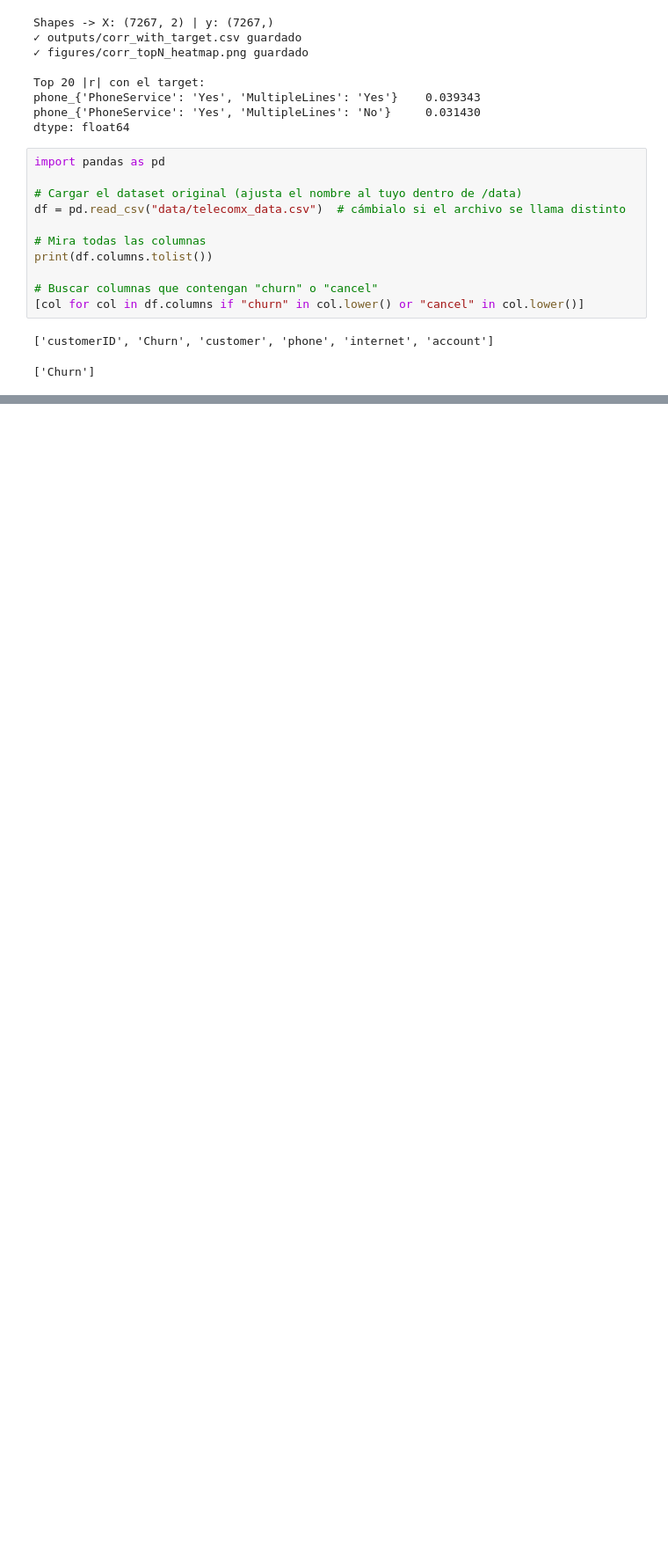
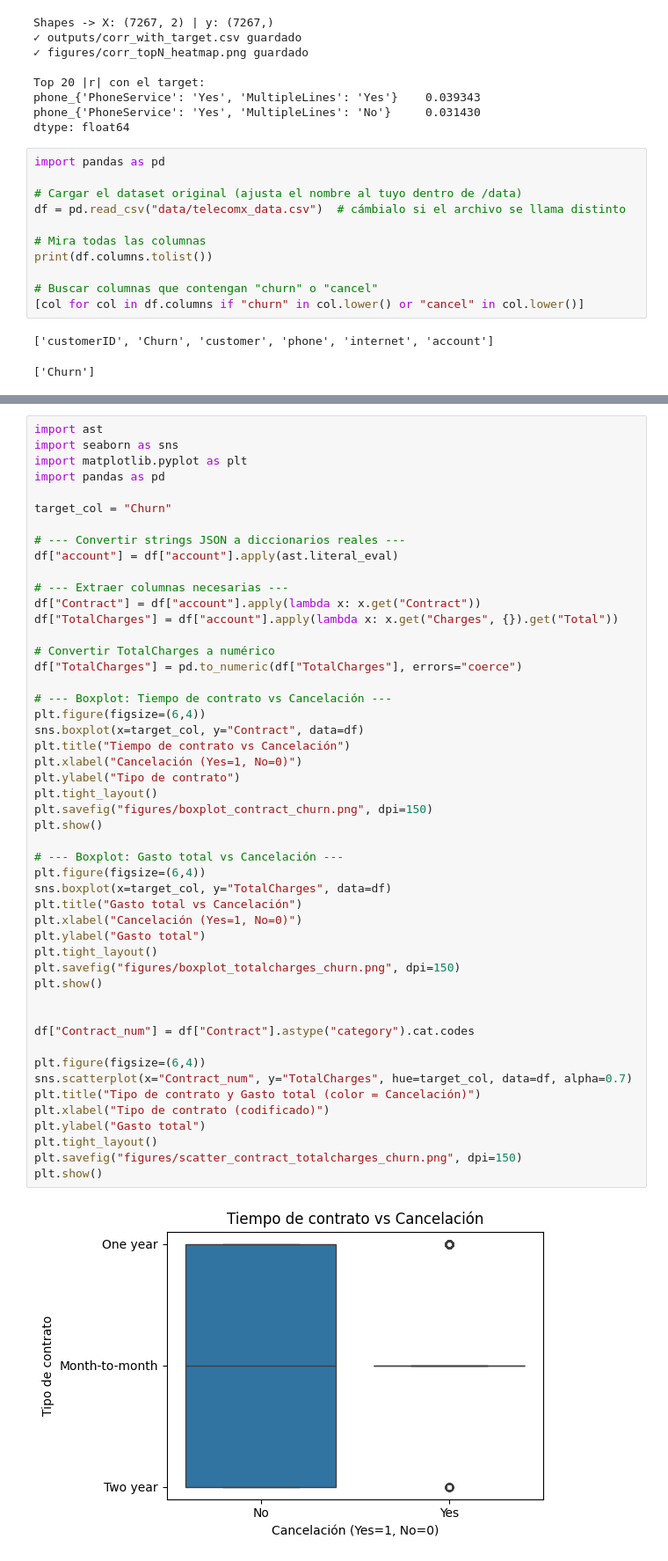
Before and after one commit to YizGallego/telecomx-churn-analysis-parte2, a Jupyter notebook: 01_limpieza_columnas.ipynb, the cells around one changed output, grey strips where cells are left out. Shown at 88% size. Cells and saved outputs as stored; diff of their text form; blank space fills up the shorter version.

```diff
--- a/01_limpieza_columnas.ipynb
+++ b/01_limpieza_columnas.ipynb
@@ -250,0 +261,51 @@ print(df.columns.tolist())
+# %%
+import ast
+import seaborn as sns
+import matplotlib.pyplot as plt
+import pandas as pd
+
+target_col = "Churn"
+
+# --- Convertir strings JSON a diccionarios reales ---
+df["account"] = df["account"].apply(ast.literal_eval)
+
+# --- Extraer columnas necesarias ---
+df["Contract"] = df["account"].apply(lambda x: x.get("Contract"))
+df["TotalCharges"] = df["account"].apply(lambda x: x.get("Charges", {}).get("Total"))
+
+# Convertir TotalCharges a numérico
+df["TotalCharges"] = pd.to_numeric(df["TotalCharges"], errors="coerce")
+
+# --- Boxplot: Tiempo de contrato vs Cancelación ---
+plt.figure(figsize=(6,4))
+sns.boxplot(x=target_col, y="Contract", data=df)
+plt.title("Tiempo de contrato vs Cancelación")
+plt.xlabel("Cancelación (Yes=1, No=0)")
+plt.ylabel("Tipo de contrato")
+plt.tight_layout()
+plt.savefig("figures/boxplot_contract_churn.png", dpi=150)
+plt.show()
+
+# --- Boxplot: Gasto total vs Cancelación ---
+plt.figure(figsize=(6,4))
+sns.boxplot(x=target_col, y="TotalCharges", data=df)
+plt.title("Gasto total vs Cancelación")
+plt.xlabel("Cancelación (Yes=1, No=0)")
+plt.ylabel("Gasto total")
+plt.tight_layout()
+plt.savefig("figures/boxplot_totalcharges_churn.png", dpi=150)
+plt.show()
+
+
+df["Contract_num"] = df["Contract"].astype("category").cat.codes
+
+plt.figure(figsize=(6,4))
+sns.scatterplot(x="Contract_num", y="TotalCharges", hue=target_col, data=df, alpha=0.7)
+plt.title("Tipo de contrato y Gasto total (color = Cancelación)")
+plt.xlabel("Tipo de contrato (codificado)")
+plt.ylabel("Gasto total")
+plt.tight_layout()
+plt.savefig("figures/scatter_contract_totalcharges_churn.png", dpi=150)
+plt.show()
+# %% [output]
+[figure, added]
```
Also changed, not shown: parts of 10 cells of this notebook, 12 other files.
